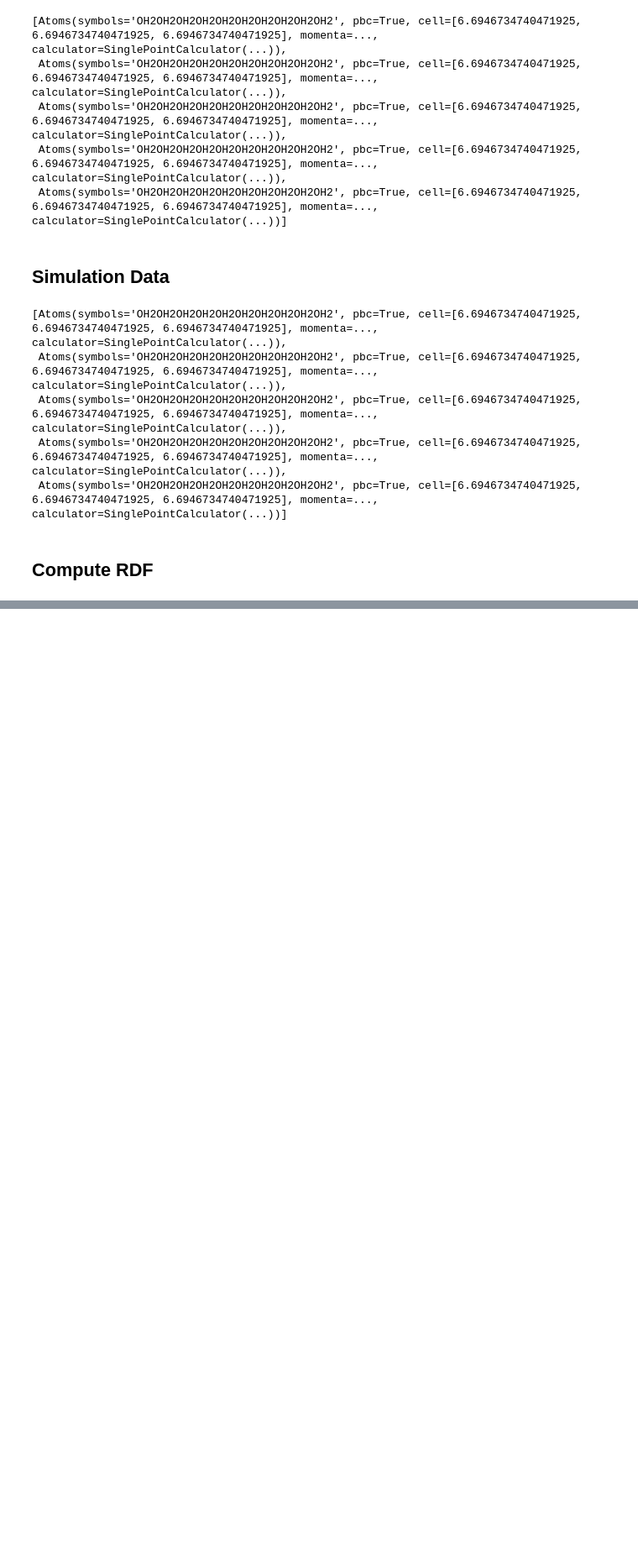
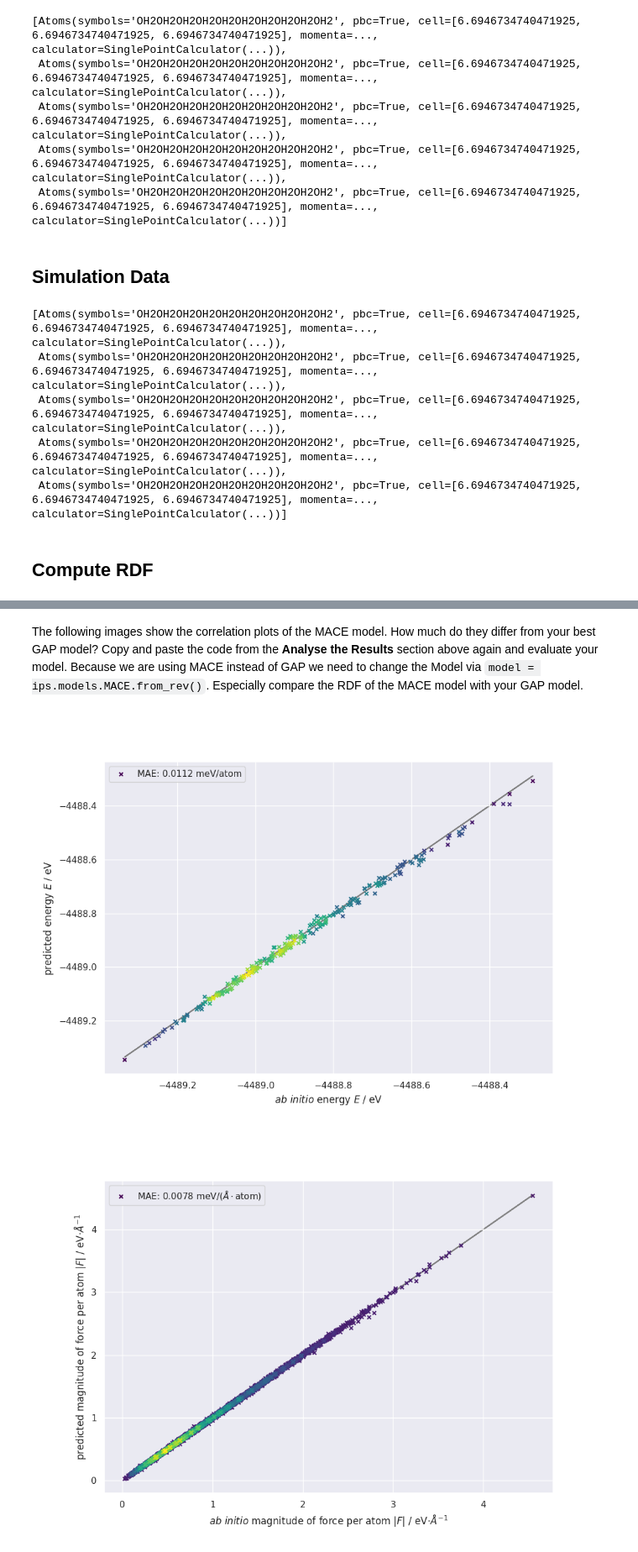
Before and after one commit to IPSProjects/IPS-Water, a Jupyter notebook: main.ipynb, the cells around one changed output, grey strips where cells are left out. Shown at 84% size. Cells and saved outputs as stored; diff of their text form; code cells hidden in the pictures; blank space fills up the shorter version.

```diff
--- a/main.ipynb
+++ b/main.ipynb
@@ -147,0 +288,6 @@ ax.legend()
+# %% [markdown]
+The following images show the correlation plots of the MACE model.
+How much do they differ from your best GAP model?
+Copy and paste the code from the **Analyse the Results** section above again and evaluate your model.
+Because we are using MACE instead of GAP we need to change the Model via `model = ips.models.MACE.from_rev()`.
+Especially compare the RDF of the MACE model with your GAP model.
@@ -147,0 +296,6 @@ ax.legend()
+# %%
+display(Image(filename='nodes/PredictionMetrics/plots/energy.png'))
+display(Image(filename='nodes/PredictionMetrics/plots/forces.png'))
+# %% [output]
+[figure, added]
+[figure, added]
```
Also changed, not shown: parts of 30 cells of this notebook, 19 other files.
